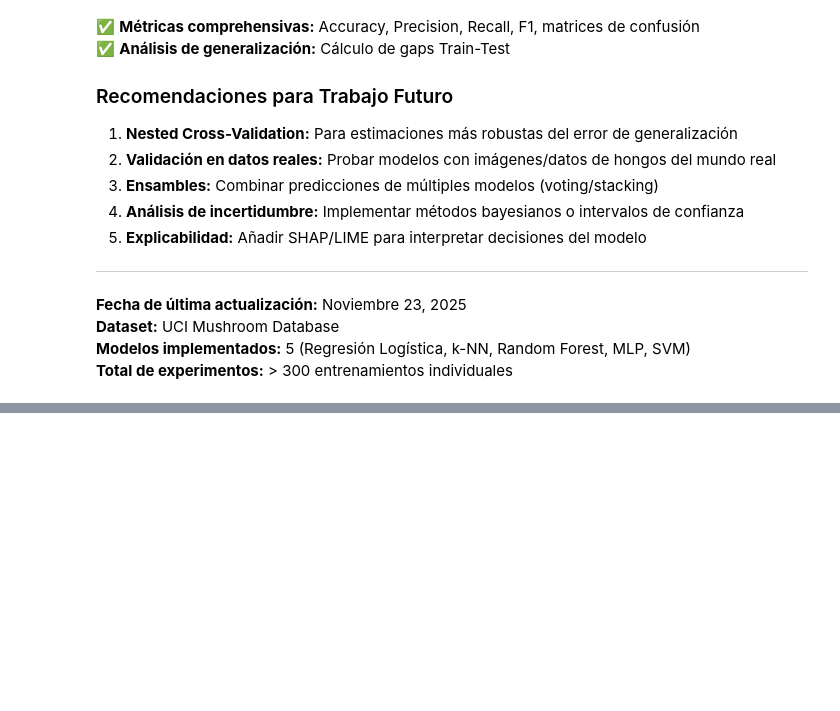
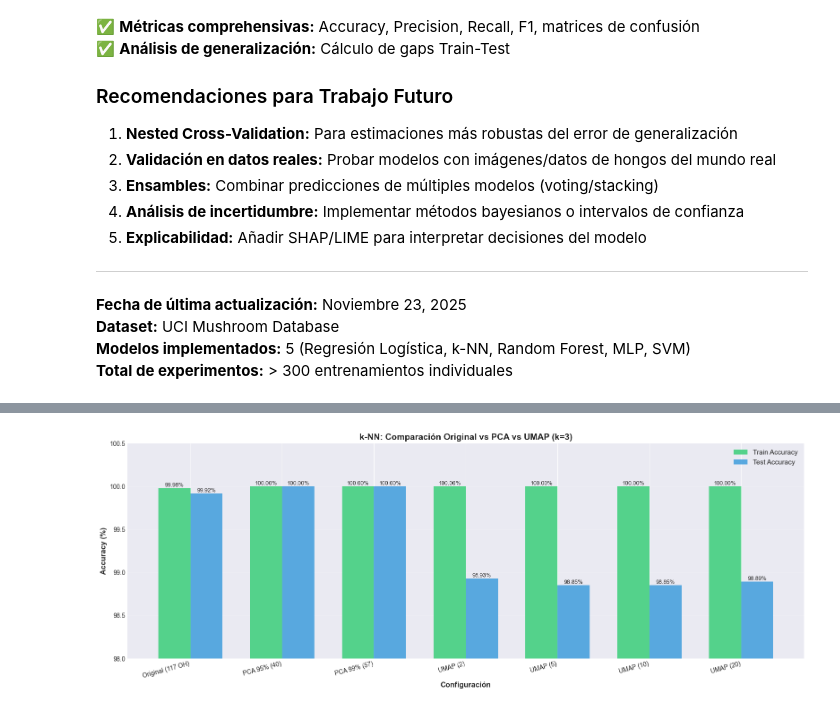
Before and after one commit to caamilo03/Proyecto-final-clasificacion-hongos, a Jupyter notebook: Clasificacion_Hongos_5_Modelos.ipynb, the cells around one changed output, grey strips where cells are left out. Cells and saved outputs as stored; diff of their text form; code cells hidden in the pictures; blank space fills up the shorter version.

Commit message:
Corregir  UMAP

```diff
--- a/Clasificacion_Hongos_5_Modelos.ipynb
+++ b/Clasificacion_Hongos_5_Modelos.ipynb
@@ -3271,0 +4074,79 @@ En un sistema de producción para clasificación de hongos:
+# %%
+# ====================================================================================================
+# PASO 4: Re-entrenar k-NN con UMAP
+# ====================================================================================================
+
+print(f"{'='*100}")
+print(f"RE-ENTRENAMIENTO k-NN CON UMAP")
+print(f"{'='*100}\n")
+
+# Usar función previamente definida para evaluar k-NN
+knn_umap_results = {}
+
+for n_comp in umap_configs:
+    print(f"🔄 Entrenando k-NN con UMAP {n_comp} componentes...")
+
+    X_train = umap_datasets[n_comp]['X_train']
+    X_test = umap_datasets[n_comp]['X_test']
+    y_train = umap_datasets[n_comp]['y_train']
+    y_test = umap_datasets[n_comp]['y_test']
+
+    results = evaluar_knn_pca(X_train, X_test, y_train, y_test, best_k)
+    knn_umap_results[n_comp] = results
+
+# Tabla comparativa k-NN: Original vs PCA vs UMAP
+print(f"\n{'='*100}")
+print(f"COMPARACIÓN k-NN: ORIGINAL vs PCA vs UMAP")
+print(f"{'='*100}\n")
+
+data_knn_umap = []
+data_knn_umap.append(['Original (117 OH)', 117, 0, knn_original_results['acc_train_final']*100, knn_original_results['acc_test_final']*100])
+data_knn_umap.append([f'PCA 95% ({n_components_95})', n_components_95, (1-n_components_95/117)*100,
+                       knn_pca95_results['acc_train_final']*100, knn_pca95_results['acc_test_final']*100])
+data_knn_umap.append([f'PCA 99% ({n_components_99})', n_components_99, (1-n_components_99/117)*100,
+                       knn_pca99_results['acc_train_final']*100, knn_pca99_results['acc_test_final']*100])
+
+for n_comp in umap_configs:
+    data_knn_umap.append([f'UMAP ({n_comp})', n_comp, (1-n_comp/117)*100,
+                          knn_umap_results[n_comp]['acc_train_final']*100,
+                          knn_umap_results[n_comp]['acc_test_final']*100])
+
+df_knn_umap = pd.DataFrame(data_knn_umap,
+                           columns=['Configuración', 'Num Componentes', 'Reducción %',
+                                   'Acc Train %', 'Acc Test %'])
+
+print(df_knn_umap.to_string(index=False))
+print(f"\n{'='*100}\n")
+
+# Visualización comparativa
+fig, ax = plt.subplots(figsize=(16, 6))
+
+x_pos = np.arange(len(df_knn_umap))
+width = 0.35
+
+bars1 = ax.bar(x_pos - width/2, df_knn_umap['Acc Train %'], width,
+               label='Train Accuracy', color='#2ecc71', alpha=0.8)
+bars2 = ax.bar(x_pos + width/2, df_knn_umap['Acc Test %'], width,
+               label='Test Accuracy', color='#3498db', alpha=0.8)
+
+ax.set_xlabel('Configuración', fontsize=12, fontweight='bold')
+ax.set_ylabel('Accuracy (%)', fontsize=12, fontweight='bold')
+ax.set_title('k-NN: Comparación Original vs PCA vs UMAP (k=3)', fontsize=14, fontweight='bold')
+ax.set_xticks(x_pos)
+ax.set_xticklabels(df_knn_umap['Configuración'], fontsize=10, rotation=15, ha='right')
+ax.legend(fontsize=11)
+ax.grid(True, alpha=0.3, axis='y')
+ax.set_ylim(98, 100.5)
+
+# Añadir valores en barras
+for bars in [bars1, bars2]:
+    for bar in bars:
+        height = bar.get_height()
+        ax.text(bar.get_x() + bar.get_width()/2., height,
+                f'{height:.2f}%', ha='center', va='bottom', fontsize=9)
+
+plt.tight_layout()
+plt.show()
+
+print(f"✅ k-NN con UMAP completado")
+# %% [output]
@@ -3271,0 +4170 @@ En un sistema de producción para clasificación de hongos:
+[figure, added]
```
Also changed, not shown: parts of 16 cells of this notebook.
